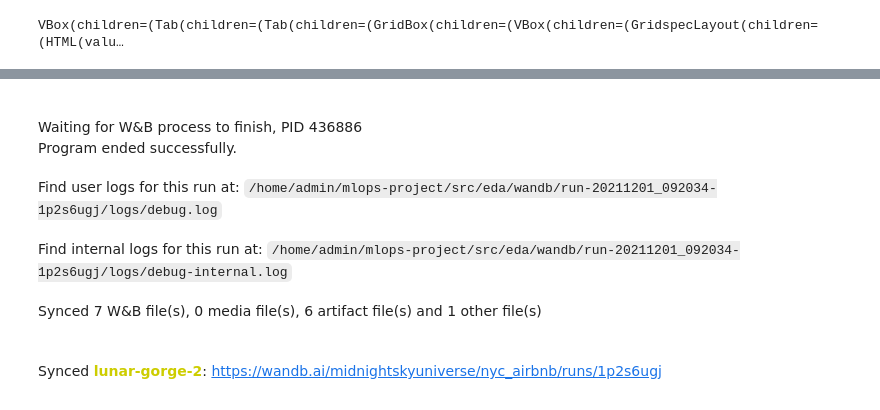
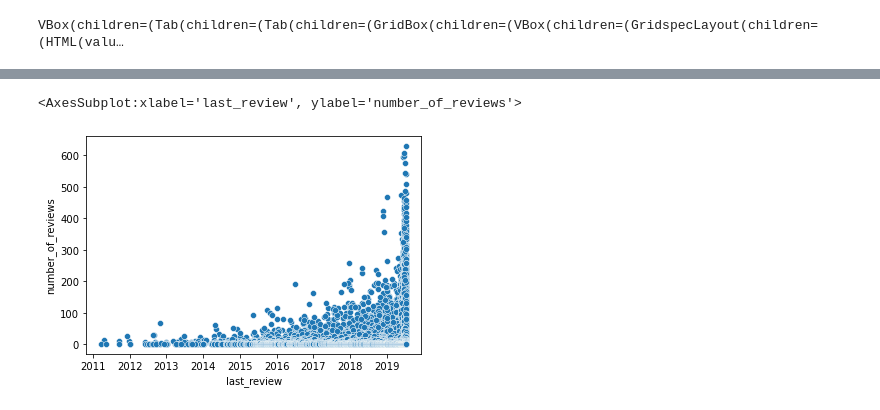
Before and after one commit to MidnightSkyUniverse/airbnb_price_classifier_with_MLflow, a Jupyter notebook: src/eda/EDA.ipynb, the cells around one changed output, grey strips where cells are left out. Saved outputs shown, nothing was run; the diff lists cells and outputs as text; code cells hidden in the pictures.

Commit message:
Added scatterplot to justify removal of listings with old reviews

```diff
--- a/src/eda/EDA.ipynb
+++ b/src/eda/EDA.ipynb
@@ -5,7 +5,7 @@ import pandas as pd
 # Fetch artifact sample.csv in latest version
 # use save_code=True so the notebook is uploaded to W&B
 run = wandb.init(project="nyc_airbnb", group="eda", save_code=True)
-local_path = wandb.use_artifact("sample.csv:latest").file()
+local_path = wandb.use_artifact("sample.csv:v1").file()
 df = pd.read_csv(local_path)
 # %% [output]
 wandb: Currently logged in as: midnightskyuniverse (use `wandb login --relogin` to force relogin)
@@ -25,10 +45,19 @@ profile.to_widgets()
 # %% [output]
 VBox(children=(Tab(children=(Tab(children=(GridBox(children=(VBox(children=(GridspecLayout(children=(HTML(valu…
 # %%
-# Drop outliers
+# Drop price outliers
 min_price = 10
 max_price = 350
 idx = df['price'].between(min_price, max_price)
 df = df[idx].copy()
+# Drop locations outisde of NY
+idx = df['longitude'].between(-74.25, -73.50) & df['latitude'].between(40.5, 41.2)
+df = df[idx].copy()
+# Drop entries where minimum_nights > 365
+idx = df['minimum_nights'].between(0,365,inclusive='both')
+df = df[idx].copy()
 # Convert last_review to datetime
 df['last_review'] = pd.to_datetime(df['last_review'])
+# Reset index to avoid creating df_index by pandas_profiling
+df.reset_index(drop=True, inplace=True)
+df.info()
@@ -60,9 +82,6 @@ memory usage: 2.5+ MB
-# %%
-run.finish()
-# %% [output]
-Waiting for W&B process to finish, PID 436886
-Program ended successfully.
-Find user logs for this run at: /home/admin/mlops-project/src/eda/wandb/run-20211201_092034-1p2s6ugj/logs/debug.log
-Find internal logs for this run at: /home/admin/mlops-project/src/eda/wandb/run-20211201_092034-1p2s6ugj/logs/debug-internal.log
-Synced 7 W&B file(s), 0 media file(s), 6 artifact file(s) and 1 other file(s)
-Synced lunar-gorge-2: https://wandb.ai/midnightskyuniverse/nyc_airbnb/runs/1p2s6ugj
+# %%
+import seaborn as sns
+sns.scatterplot(x=df['last_review'], y=df['number_of_reviews'])
+# %% [output]
+<AxesSubplot:xlabel='last_review', ylabel='number_of_reviews'>
+[figure, added]
```
Also changed, not shown: parts of 7 cells of this notebook.
